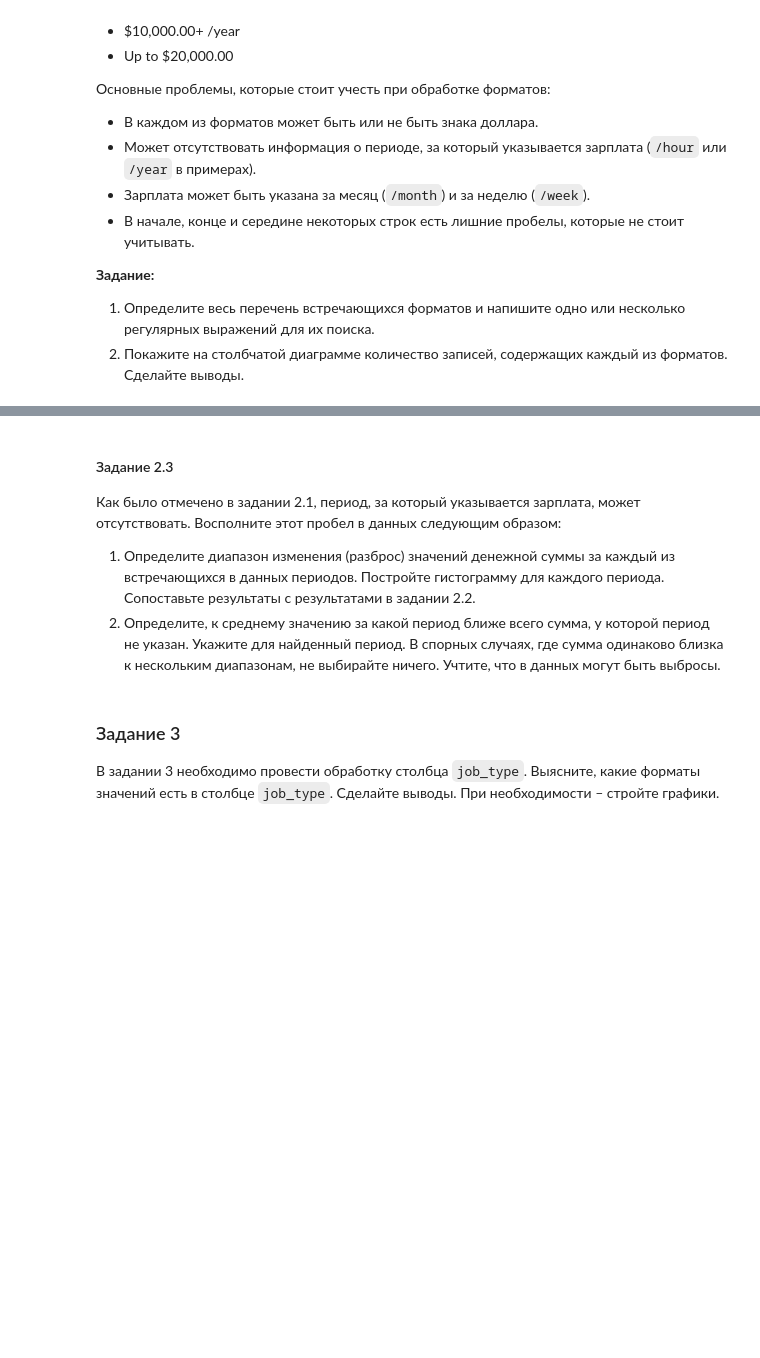
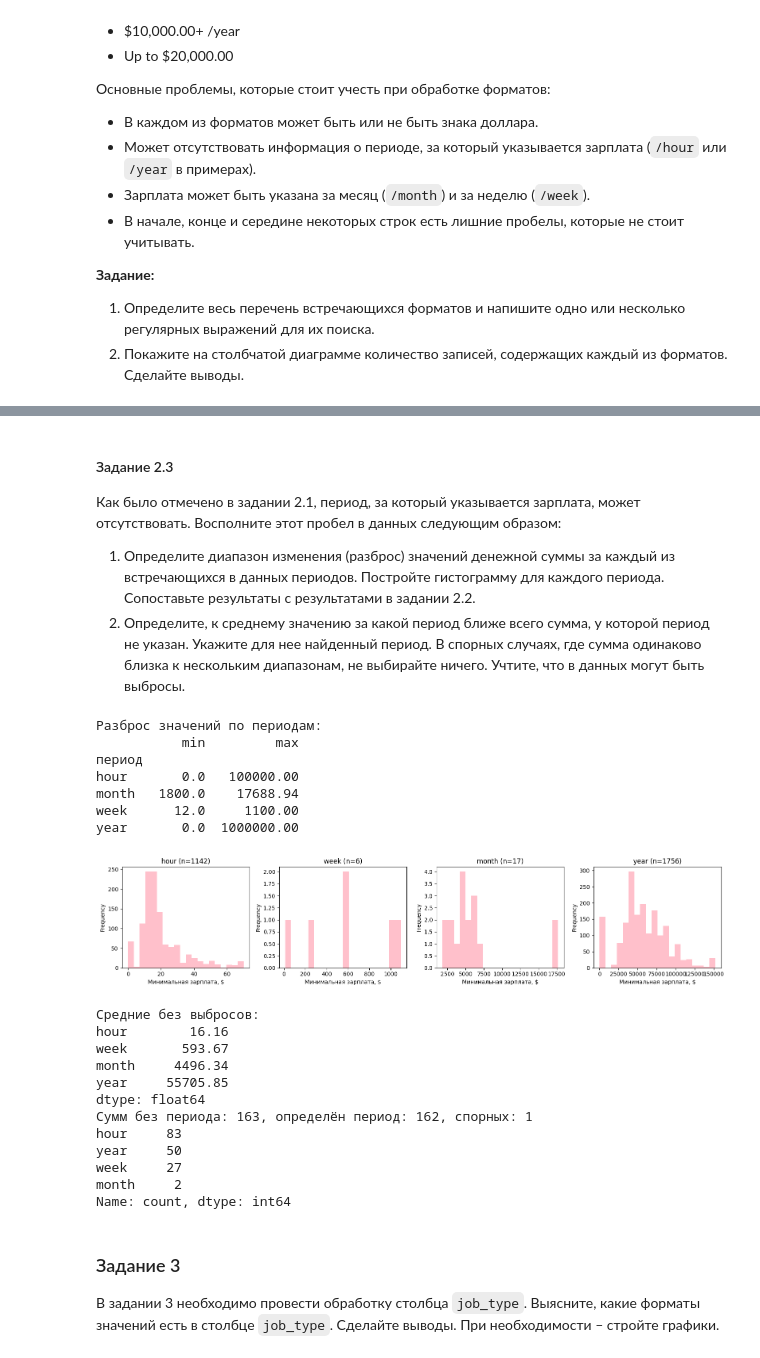
Before and after one commit to anastasiiaCher/pda-homework01, a Jupyter notebook: Коренченко_лаба2.ipynb, the cells around one changed output, grey strips where cells are left out. Cells and saved outputs as stored; diff of their text form; code cells hidden in the pictures; blank space fills up the shorter version.

```diff
--- a/Коренченко_лаба2.ipynb
+++ b/Коренченко_лаба2.ipynb
@@ -386,4 +540,4 @@ Name: location, dtype: object
 Как было отмечено в задании 2.1, период, за который указывается зарплата, может отсутствовать. Восполните этот пробел в данных следующим образом:
 
 1. Определите диапазон изменения (разброс) значений денежной суммы за каждый из встречающихся в данных периодов. Постройте гистограмму для каждого периода. Сопоставьте результаты с результатами в задании 2.2.
-2. Определите, к среднему значению за какой период ближе всего сумма, у которой период не указан. Укажите для найденный период. В спорных случаях, где сумма одинаково близка к нескольким диапазонам, не выбирайте ничего. Учтите, что в данных могут быть выбросы.
+2. Определите, к среднему значению за какой период ближе всего сумма, у которой период не указан. Укажите для нее найденный период. В спорных случаях, где сумма одинаково близка к нескольким диапазонам, не выбирайте ничего. Учтите, что в данных могут быть выбросы.
@@ -392,3 +544,60 @@ Name: location, dtype: object
+# %%
+periods = ['hour', 'week', 'month', 'year']
+amount = with_salary['минимальная граница зарплаты']
+
+ranges = amount[with_salary['период'].notna()].groupby(with_salary['период']).agg(['min', 'max'])
+print('Разброс значений по периодам:')
+print(ranges)
+
+fig, axes = plt.subplots(1, 4, figsize=(16, 3.5))
+for ax, p in zip(axes, periods):
+    values = amount[with_salary['период'] == p]
+    values.clip(upper=values.quantile(0.99)).plot(kind='hist', bins=20, ax=ax, color='pink')
+    ax.set_title(f'{p} (n={len(values)})')
+    ax.set_xlabel('Минимальная зарплата, $')
+plt.tight_layout()
+plt.show()
+
+def robust_mean(values):
+    q1, q3 = values.quantile(0.25), values.quantile(0.75)
+    inside = values[(values >= q1 - 1.5 * (q3 - q1)) & (values <= q3 + 1.5 * (q3 - q1))]
+    return inside.mean()
+
+means = pd.Series({p: robust_mean(amount[with_salary['период'] == p]) for p in periods})
+print('Средние без выбросов:')
+print(means.round(2))
+
+no_period = with_salary[with_salary['период'].isna() & (amount > 0)]
+dist = pd.DataFrame({p: (np.log(no_period['минимальная граница зарплаты']) - np.log(means[p])).abs() for p in periods})
+sorted_dist = np.sort(dist.values, axis=1)
+is_tie = (sorted_dist[:, 1] - sorted_dist[:, 0]) < 0.1
+guess = dist.idxmin(axis=1).where(~is_tie)
+
+salary_df['период (восстановленный)'] = salary_df['период']
+salary_df.loc[guess.index, 'период (восстановленный)'] = guess
+print(f'Кол-во сумм без периода: {len(no_period)}, определён период у {guess.notna().sum()}, не определен у {guess.isna().sum()}')
+print(guess.value_counts())
+# %% [output]
+Разброс значений по периодам:
+           min         max
+период
+hour       0.0   100000.00
+month   1800.0    17688.94
+week      12.0     1100.00
+year       0.0  1000000.00
+[figure, added]
+Средние без выбросов:
+hour        16.16
+week       593.67
+month     4496.34
+year     55705.85
+dtype: float64
+Сумм без периода: 163, определён период: 162, спорных: 1
+hour     83
+year     50
+week     27
+month     2
+Name: count, dtype: int64
 # %% [markdown]
 ### Задание 3
 
```
Also changed, not shown: parts of 19 cells of this notebook.
